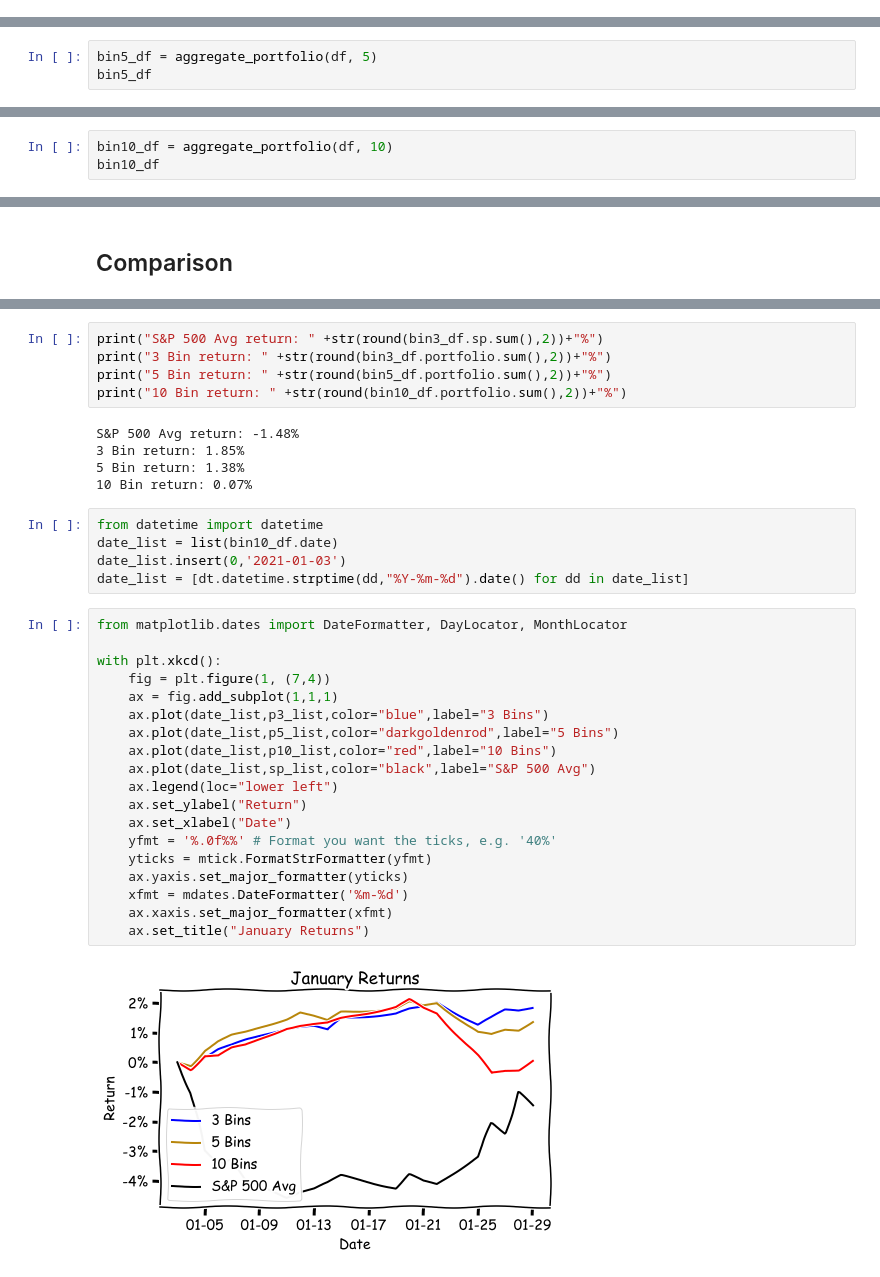
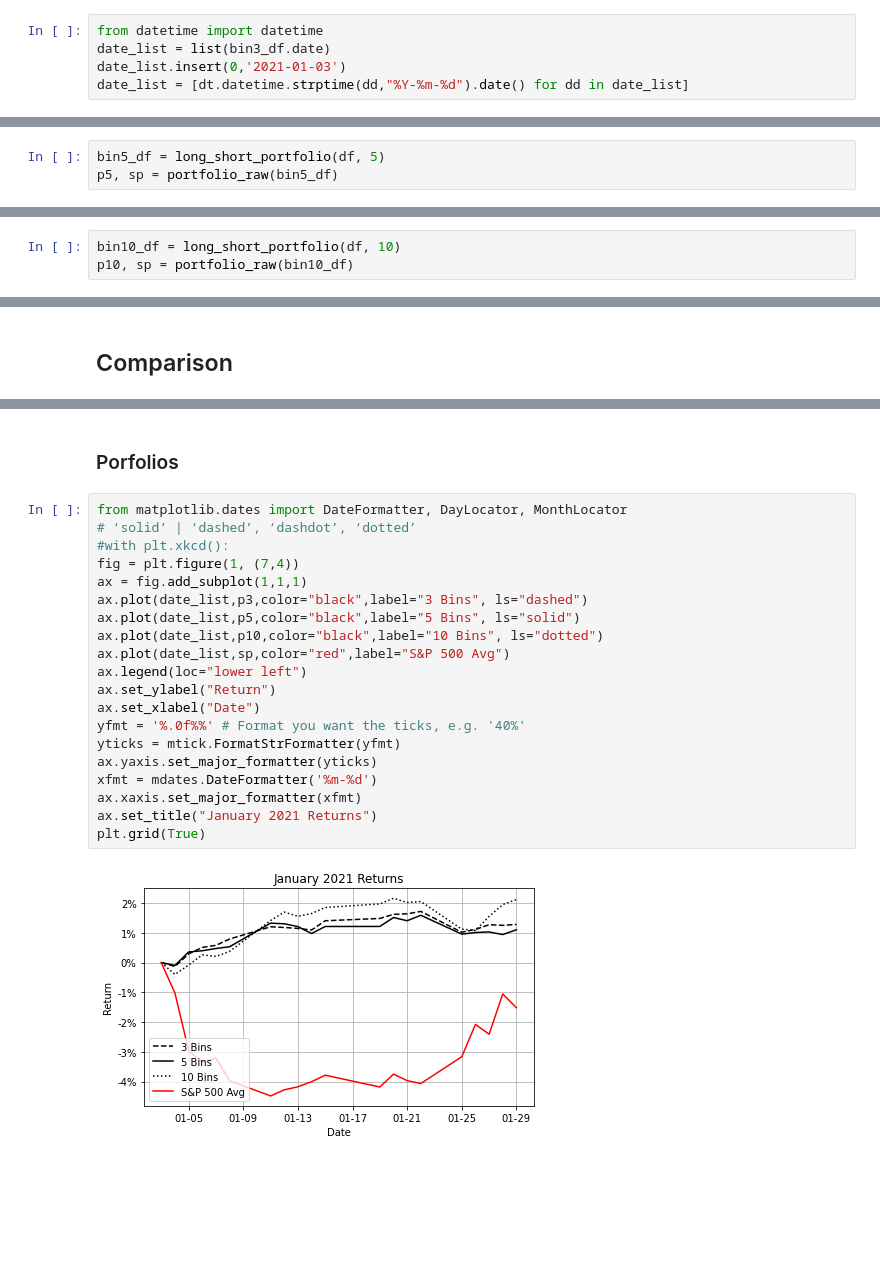
Before and after one commit to typaint/capstone, a Jupyter notebook: 60-portfolio/aggregate_portfolio.ipynb, the cells around one changed output, grey strips where cells are left out. Drawn from its saved outputs; the diff is of its cells as text; blank space fills up the shorter version.

```diff
--- a/60-portfolio/aggregate_portfolio.ipynb
+++ b/60-portfolio/aggregate_portfolio.ipynb
@@ -268,2 +232,7 @@ Text(0, 0.5, 'Percent Return')
+# %%
+from datetime import datetime
+date_list = list(bin3_df.date)
+date_list.insert(0,'2021-01-03')
+date_list = [dt.datetime.strptime(dd,"%Y-%m-%d").date() for dd in date_list]
 # %% [markdown]
 ## 5 Bins
@@ -270,3 +241,3 @@ Text(0, 0.5, 'Percent Return')
 # %%
-bin5_df = aggregate_portfolio(df, 5)
-bin5_df
+bin5_df = long_short_portfolio(df, 5)
+p5, sp = portfolio_raw(bin5_df)
@@ -310,3 +252,3 @@ Text(0, 0.5, 'Percent Return')
 # %%
-bin10_df = aggregate_portfolio(df, 10)
-bin10_df
+bin10_df = long_short_portfolio(df, 10)
+p10, sp = portfolio_raw(bin10_df)
@@ -358,36 +261,24 @@ print("10 Bin performance: " +str(round(bin10_df.portfolio.sum(),2)-round(bin10_
-# %%
-print("S&P 500 Avg return: " +str(round(bin3_df.sp.sum(),2))+"%")
-print("3 Bin return: " +str(round(bin3_df.portfolio.sum(),2))+"%")
-print("5 Bin return: " +str(round(bin5_df.portfolio.sum(),2))+"%")
-print("10 Bin return: " +str(round(bin10_df.portfolio.sum(),2))+"%")
-# %% [output]
-S&P 500 Avg return: -1.48%
-3 Bin return: 1.85%
-5 Bin return: 1.38%
-10 Bin return: 0.07%
-# %%
-from datetime import datetime
-date_list = list(bin10_df.date)
-date_list.insert(0,'2021-01-03')
-date_list = [dt.datetime.strptime(dd,"%Y-%m-%d").date() for dd in date_list]
+# %% [markdown]
+### Porfolios
 # %%
 from matplotlib.dates import DateFormatter, DayLocator, MonthLocator
-
-with plt.xkcd():
-    fig = plt.figure(1, (7,4))
-    ax = fig.add_subplot(1,1,1)
-    ax.plot(date_list,p3_list,color="blue",label="3 Bins")
-    ax.plot(date_list,p5_list,color="darkgoldenrod",label="5 Bins")
-    ax.plot(date_list,p10_list,color="red",label="10 Bins")
-    ax.plot(date_list,sp_list,color="black",label="S&P 500 Avg")
-    ax.legend(loc="lower left")
-    ax.set_ylabel("Return")
-    ax.set_xlabel("Date")
-    yfmt = '%.0f%%' # Format you want the ticks, e.g. '40%'
-    yticks = mtick.FormatStrFormatter(yfmt)
-    ax.yaxis.set_major_formatter(yticks)
-    xfmt = mdates.DateFormatter('%m-%d')
-    ax.xaxis.set_major_formatter(xfmt)
-    ax.set_title("January Returns")
+# ‘solid’ | ‘dashed’, ‘dashdot’, ‘dotted’
+#with plt.xkcd():
+fig = plt.figure(1, (7,4))
+ax = fig.add_subplot(1,1,1)
+ax.plot(date_list,p3,color="black",label="3 Bins", ls="dashed")
+ax.plot(date_list,p5,color="black",label="5 Bins", ls="solid")
+ax.plot(date_list,p10,color="black",label="10 Bins", ls="dotted")
+ax.plot(date_list,sp,color="red",label="S&P 500 Avg")
+ax.legend(loc="lower left")
+ax.set_ylabel("Return")
+ax.set_xlabel("Date")
+yfmt = '%.0f%%' # Format you want the ticks, e.g. '40%'
+yticks = mtick.FormatStrFormatter(yfmt)
+ax.yaxis.set_major_formatter(yticks)
+xfmt = mdates.DateFormatter('%m-%d')
+ax.xaxis.set_major_formatter(xfmt)
+ax.set_title("January 2021 Returns")
+plt.grid(True)
 # %% [output]
-[figure, old version]
+[figure, new version]
```
Also changed, not shown: parts of 53 cells of this notebook, 25 other files.
